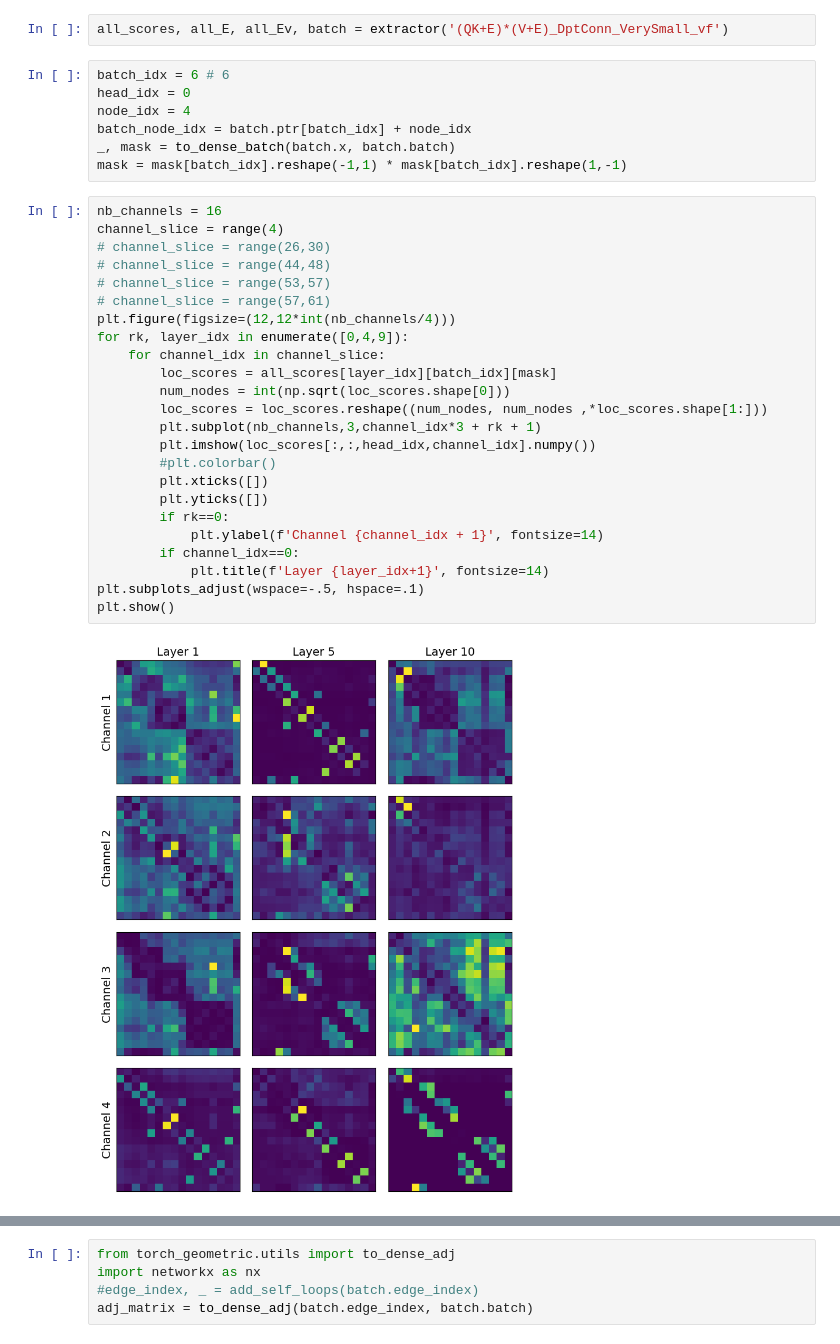
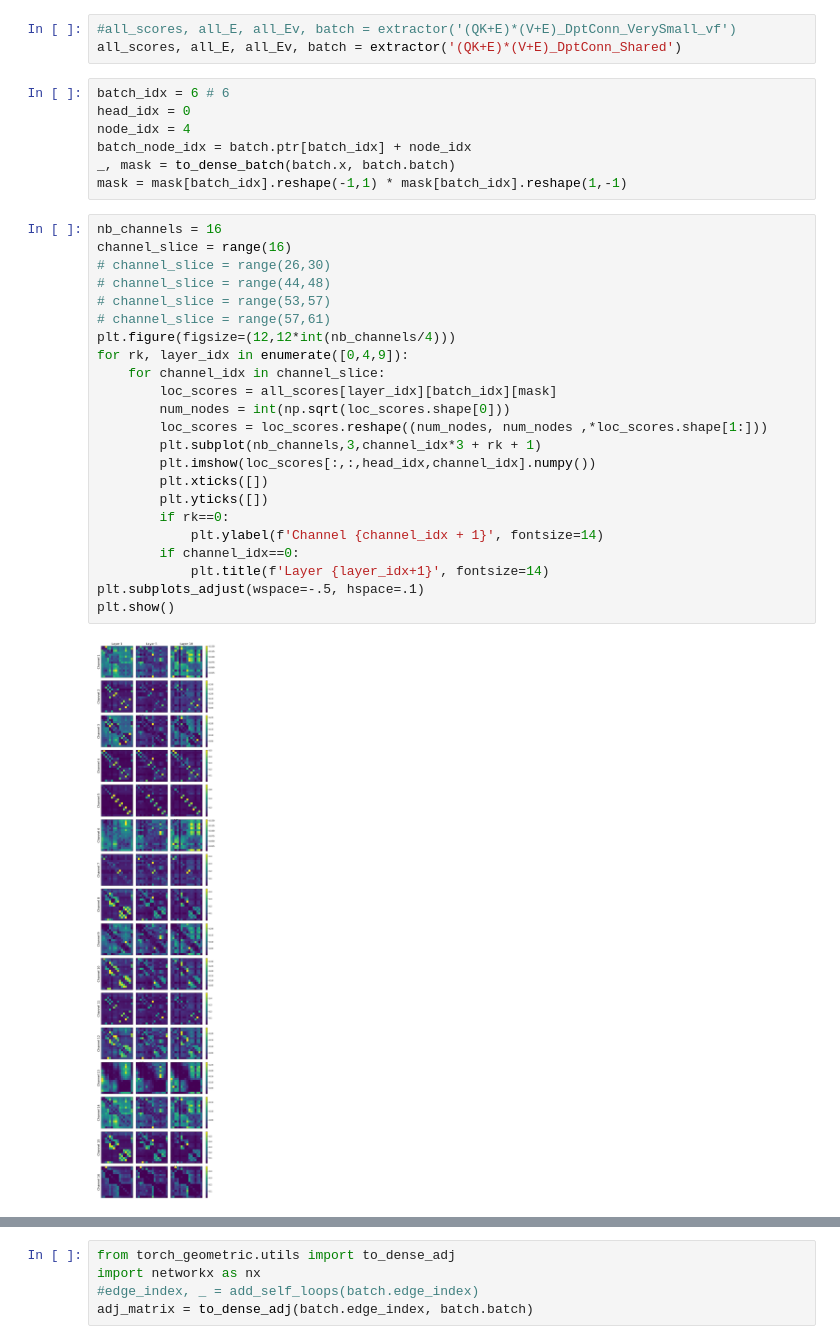
Before and after one commit to rmenegaux/GraphGPS, a Jupyter notebook: att_maps.ipynb, the cells around one changed output, grey strips where cells are left out. Saved outputs shown, nothing was run; the diff lists cells and outputs as text.

Commit message:
WExtracting graph maps for nodes

```diff
--- a/att_maps.ipynb
+++ b/att_maps.ipynb
@@ -291,7 +291,8 @@ With only a few channels:
 # %%
 from torch_geometric.utils import to_dense_batch
 # %%
-all_scores, all_E, all_Ev, batch = extractor('(QK+E)*(V+E)_DptConn_VerySmall_vf')
+#all_scores, all_E, all_Ev, batch = extractor('(QK+E)*(V+E)_DptConn_VerySmall_vf')
+all_scores, all_E, all_Ev, batch = extractor('(QK+E)*(V+E)_DptConn_Shared')
 # %%
 batch_idx = 6 # 6
 head_idx = 0
@@ -301,30 +302,29 @@ _, mask = to_dense_batch(batch.x, batch.batch)
 mask = mask[batch_idx].reshape(-1,1) * mask[batch_idx].reshape(1,-1)
 # %%
 nb_channels = 16
-channel_slice = range(4)
+channel_slice = range(16)
 # channel_slice = range(26,30)
 # channel_slice = range(44,48)
 # channel_slice = range(53,57)
 # channel_slice = range(57,61)
 plt.figure(figsize=(12,12*int(nb_channels/4)))
 for rk, layer_idx in enumerate([0,4,9]):
     for channel_idx in channel_slice:
         loc_scores = all_scores[layer_idx][batch_idx][mask]
         num_nodes = int(np.sqrt(loc_scores.shape[0]))
         loc_scores = loc_scores.reshape((num_nodes, num_nodes ,*loc_scores.shape[1:]))
         plt.subplot(nb_channels,3,channel_idx*3 + rk + 1)
         plt.imshow(loc_scores[:,:,head_idx,channel_idx].numpy())
-        #plt.colorbar()
         plt.xticks([])
         plt.yticks([])
         if rk==0:
             plt.ylabel(f'Channel {channel_idx + 1}', fontsize=14)
         if channel_idx==0:
             plt.title(f'Layer {layer_idx+1}', fontsize=14)
 plt.subplots_adjust(wspace=-.5, hspace=.1)
 plt.show()
 # %% [output]
-[figure, old version]
+[figure, new version]
 # %%
 main = plt.figure(figsize=(12,12));
 tampon = plt.figure(figsize=(12,12));
```
Also changed, not shown: parts of 16 cells of this notebook, 1 other file.
